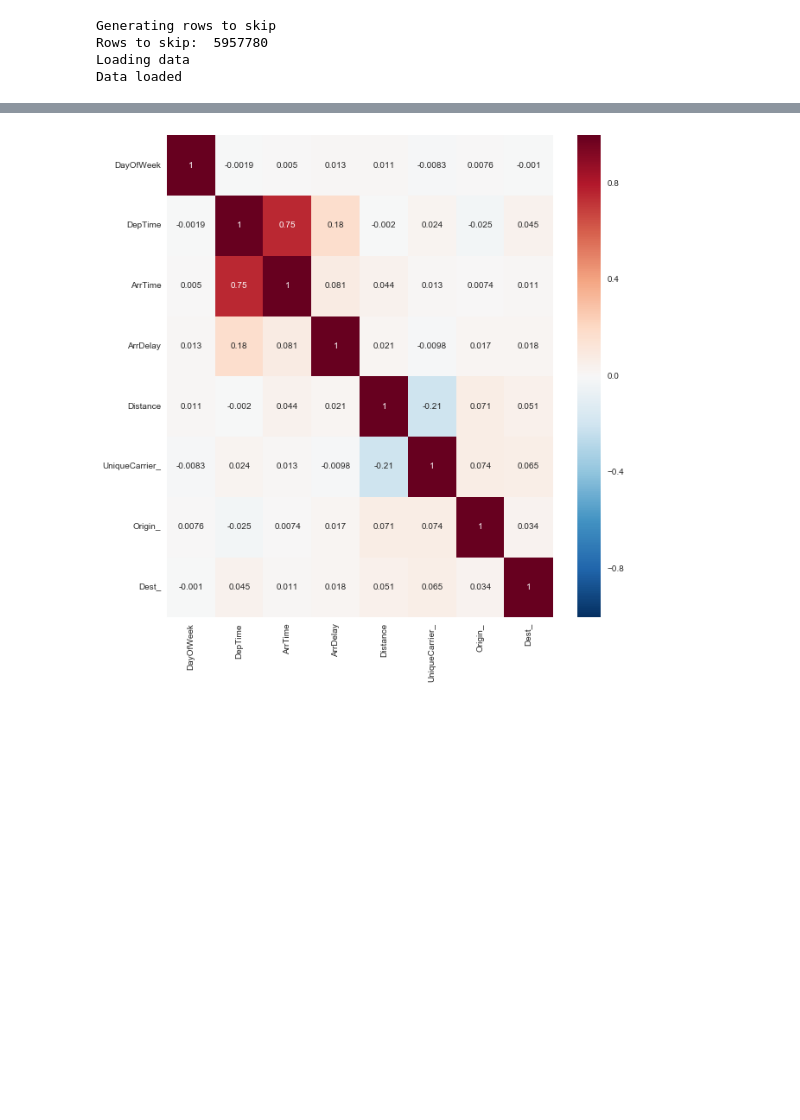
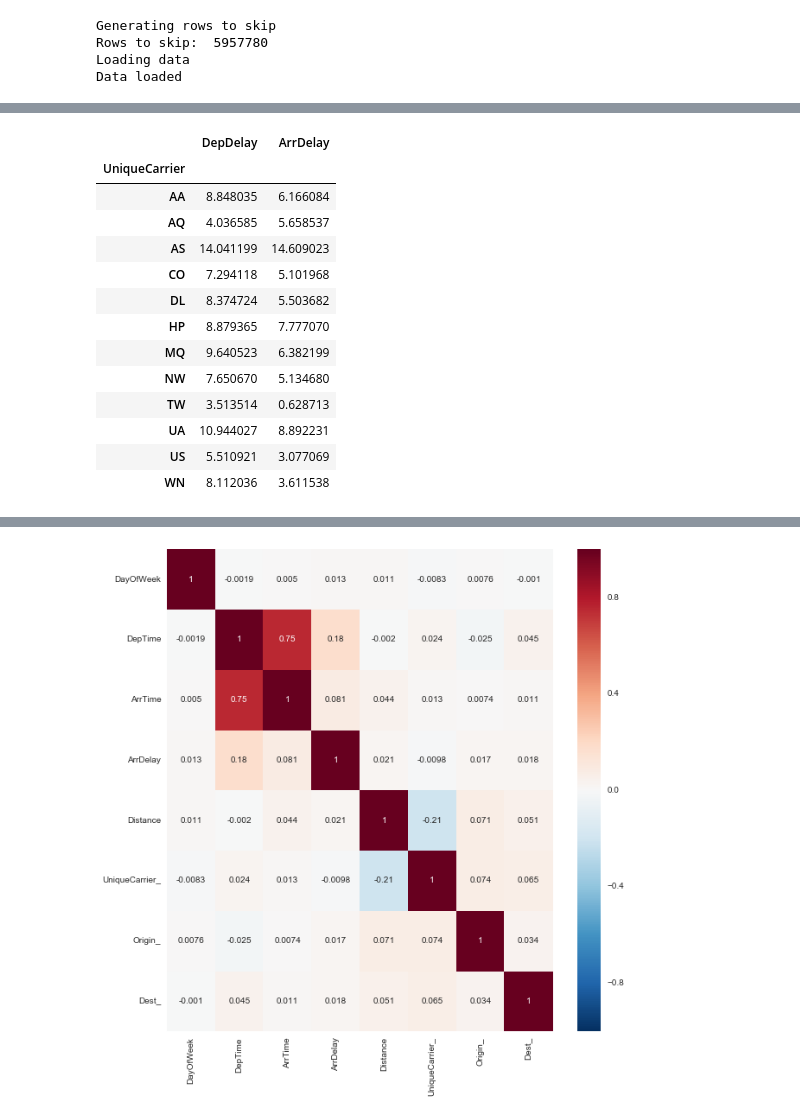
Before and after one commit to DJCordhose/big-data-visualization, a Jupyter notebook: code/notebooks/Data-Viz.ipynb, the cells around one changed output, grey strips where cells are left out. Drawn from its saved outputs; the diff is of its cells as text; code cells hidden in the pictures; blank space fills up the shorter version.

```diff
--- a/code/notebooks/Data-Viz.ipynb
+++ b/code/notebooks/Data-Viz.ipynb
@@ -25,0 +91,19 @@ Data loaded
+# %%
+grouped = df.groupby(df.UniqueCarrier)
+means = grouped.mean()[['DepDelay', 'ArrDelay']]
+means
+# %% [output]
+|  | DepDelay | ArrDelay |
+| UniqueCarrier |  |  |
+| AA | 8.848035 | 6.166084 |
+| AQ | 4.036585 | 5.658537 |
+| AS | 14.041199 | 14.609023 |
+| CO | 7.294118 | 5.101968 |
+| DL | 8.374724 | 5.503682 |
+| HP | 8.879365 | 7.777070 |
+| MQ | 9.640523 | 6.382199 |
+| NW | 7.650670 | 5.134680 |
+| TW | 3.513514 | 0.628713 |
+| UA | 10.944027 | 8.892231 |
+| US | 5.510921 | 3.077069 |
+| WN | 8.112036 | 3.611538 |
```
Also changed, not shown: parts of 11 cells of this notebook, 4 other files.
